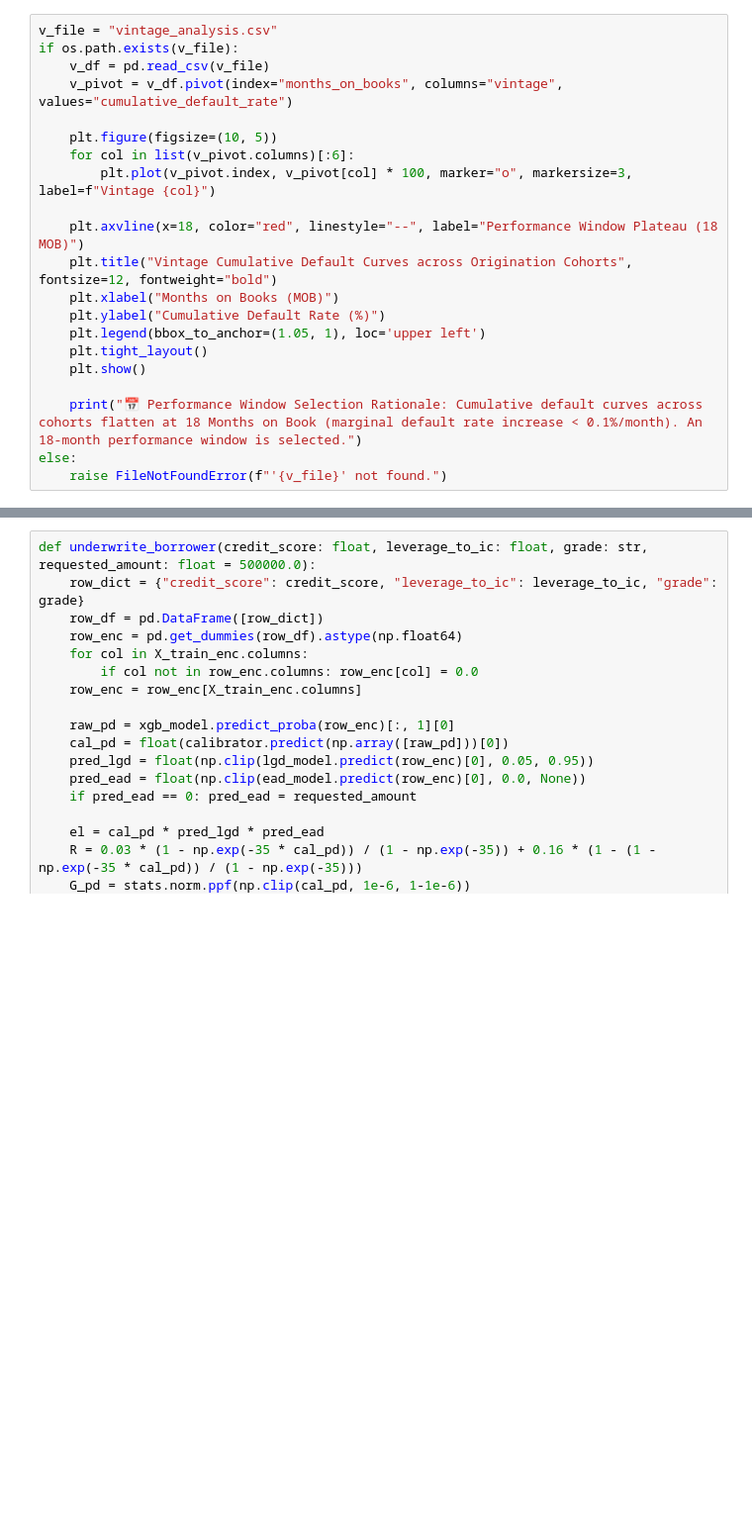
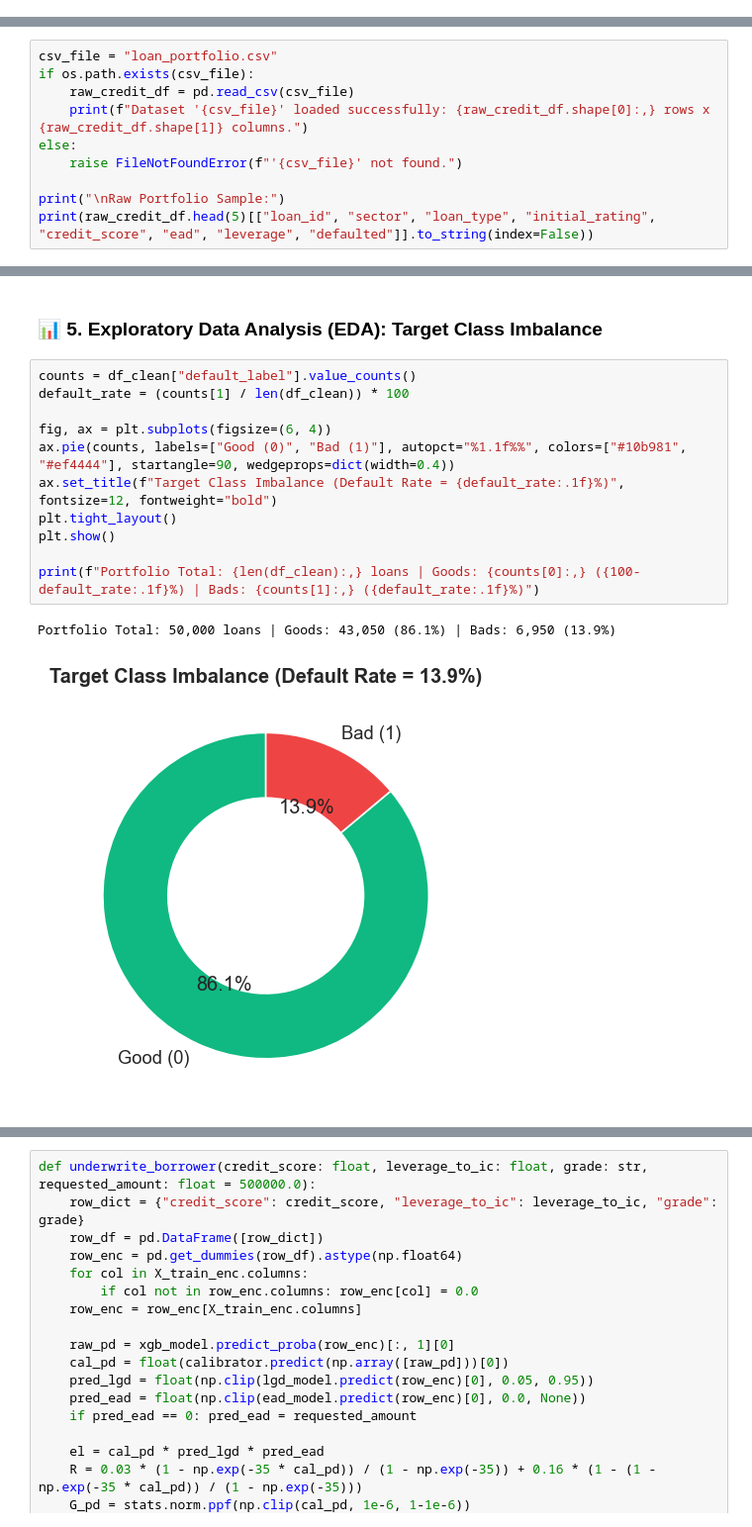
Before and after one commit to Bibek4797/Corporate-Credit-Risk-Engine-Estimating-Probability-of-Default-via-Explainable-ML, a Jupyter notebook: CreditRiskEngine.ipynb, the cells around one changed output, grey strips where cells are left out. Shown at 99% size. Drawn from its saved outputs; the diff is of its cells as text; blank space fills up the shorter version.

```diff
--- a/CreditRiskEngine.ipynb
+++ b/CreditRiskEngine.ipynb
@@ -137,21 +0,0 @@ To determine the minimum performance window required to capture default risk, we
-# %%
-v_file = "vintage_analysis.csv"
-if os.path.exists(v_file):
-    v_df = pd.read_csv(v_file)
-    v_pivot = v_df.pivot(index="months_on_books", columns="vintage", values="cumulative_default_rate")
-
-    plt.figure(figsize=(10, 5))
-    for col in list(v_pivot.columns)[:6]:
-        plt.plot(v_pivot.index, v_pivot[col] * 100, marker="o", markersize=3, label=f"Vintage {col}")
-
-    plt.axvline(x=18, color="red", linestyle="--", label="Performance Window Plateau (18 MOB)")
-    plt.title("Vintage Cumulative Default Curves across Origination Cohorts", fontsize=12, fontweight="bold")
-    plt.xlabel("Months on Books (MOB)")
-    plt.ylabel("Cumulative Default Rate (%)")
-    plt.legend(bbox_to_anchor=(1.05, 1), loc='upper left')
-    plt.tight_layout()
-    plt.show()
-
-    print("📅 Performance Window Selection Rationale: Cumulative default curves across cohorts flatten at 18 Months on Book (marginal default rate increase < 0.1%/month). An 18-month performance window is selected.")
-else:
-    raise FileNotFoundError(f"'{v_file}' not found.")
@@ -765,0 +67,10 @@ Programmatically scores new credit applications and calculates $PD$, $LGD$, $EAD
+# %%
+csv_file = "loan_portfolio.csv"
+if os.path.exists(csv_file):
+    raw_credit_df = pd.read_csv(csv_file)
+    print(f"Dataset '{csv_file}' loaded successfully: {raw_credit_df.shape[0]:,} rows x {raw_credit_df.shape[1]} columns.")
+else:
+    raise FileNotFoundError(f"'{csv_file}' not found.")
+
+print("\nRaw Portfolio Sample:")
+print(raw_credit_df.head(5)[["loan_id", "sector", "loan_type", "initial_rating", "credit_score", "ead", "leverage", "defaulted"]].to_string(index=False))
@@ -765,0 +169,16 @@ Programmatically scores new credit applications and calculates $PD$, $LGD$, $EAD
+# %% [markdown]
+### 📊 5. Exploratory Data Analysis (EDA): Target Class Imbalance
+# %%
+counts = df_clean["default_label"].value_counts()
+default_rate = (counts[1] / len(df_clean)) * 100
+
+fig, ax = plt.subplots(figsize=(6, 4))
+ax.pie(counts, labels=["Good (0)", "Bad (1)"], autopct="%1.1f%%", colors=["#10b981", "#ef4444"], startangle=90, wedgeprops=dict(width=0.4))
+ax.set_title(f"Target Class Imbalance (Default Rate = {default_rate:.1f}%)", fontsize=12, fontweight="bold")
+plt.tight_layout()
+plt.show()
+
+print(f"Portfolio Total: {len(df_clean):,} loans | Goods: {counts[0]:,} ({100-default_rate:.1f}%) | Bads: {counts[1]:,} ({default_rate:.1f}%)")
+# %% [output]
+Portfolio Total: 50,000 loans | Goods: 43,050 (86.1%) | Bads: 6,950 (13.9%)
+[figure, added]
```
Also changed, not shown: parts of 65 cells of this notebook.
